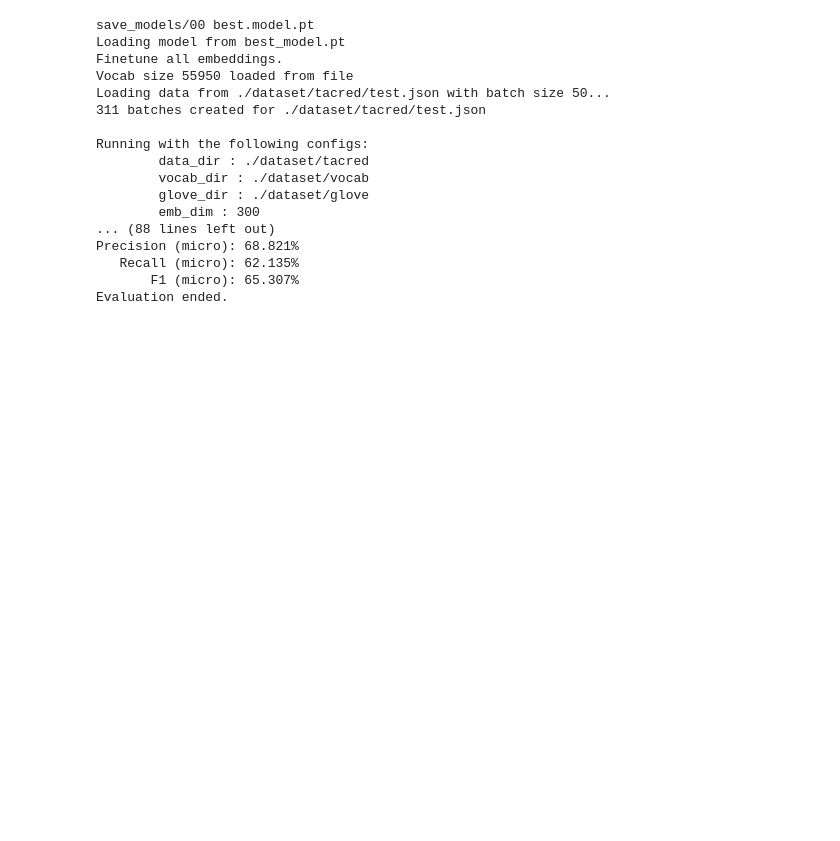
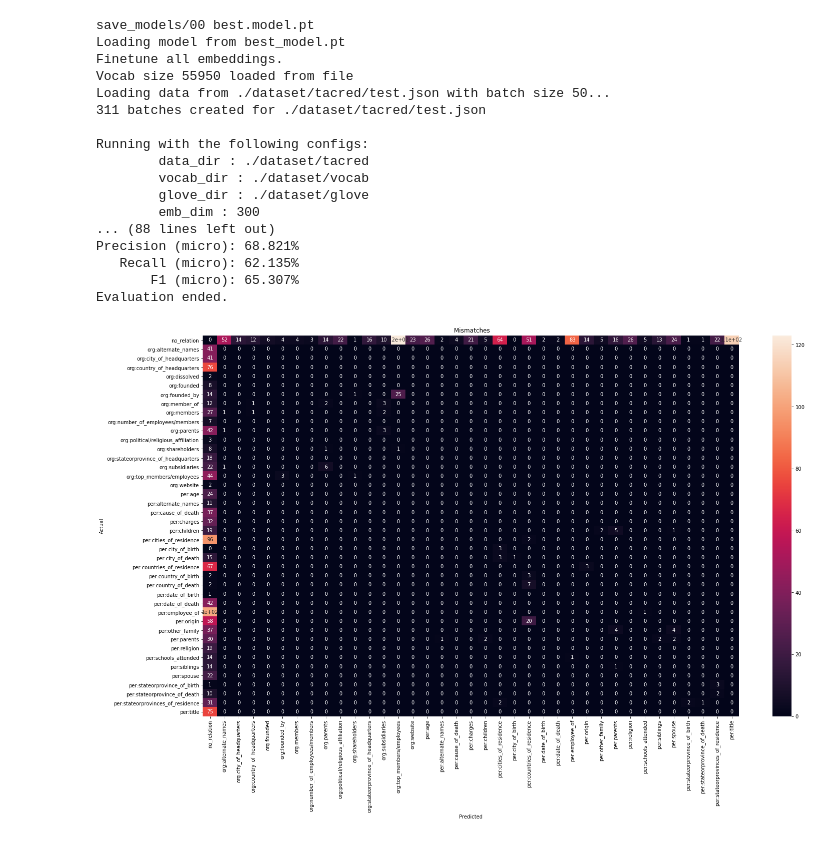
Before and after one commit to pnarsina/w266_final, a Jupyter notebook: NER_RE_PNarsina.ipynb, the cells around one changed output. Saved outputs shown, nothing was run; the diff lists cells and outputs as text; code cells hidden in the pictures; blank space fills up the shorter version.

Commit message:
added a section in NER_RE_PNarsina for identifying what labels didn't work well '

```diff
--- a/NER_RE_PNarsina.ipynb
+++ b/NER_RE_PNarsina.ipynb
@@ -69,7 +69,7 @@ from utils import torch_utils
 importlib.reload(eval)
 importlib.reload(torch_utils)
 importlib.reload(config)
-eval.evaluate_model(eval_params)
+labels, predicted = eval.evaluate_model(eval_params)
 # %% [output]
 save_models/00 best.model.pt
 Loading model from best_model.pt
@@ -108,0 +91,25 @@ def guess_encoding(csv_file):
+# %%
+mismatches = []
+all_rels = []
+for row in range(len(labels)):
+    all_rels.append([labels[row], predicted[row]])
+    if predicted[row] != labels[row]:
+        mismatches.append([labels[row], predicted[row]])
+#         print('True: ', labels[row], ' Predicted: ', predicted[row] )
+# %%
+%matplotlib inline
+from sklearn.metrics import plot_confusion_matrix
+import numpy as np
+import pandas as pd
+import matplotlib.pyplot as plt
+import seaborn as sn
+
+df = pd.DataFrame(mismatches, columns = ['labels', 'predicted'])
+plt.figure(figsize=(24,14))
+plt.title(" Mismatches")
+confusion_matrix = pd.crosstab(df['labels'], df['predicted'], rownames=['Actual'], colnames=['Predicted'])
+sn.heatmap(confusion_matrix, annot=True)
+
+plt.show()
+# %% [output]
+[figure, added]
```
Also changed, not shown: parts of 3 cells of this notebook, 1 other file.
